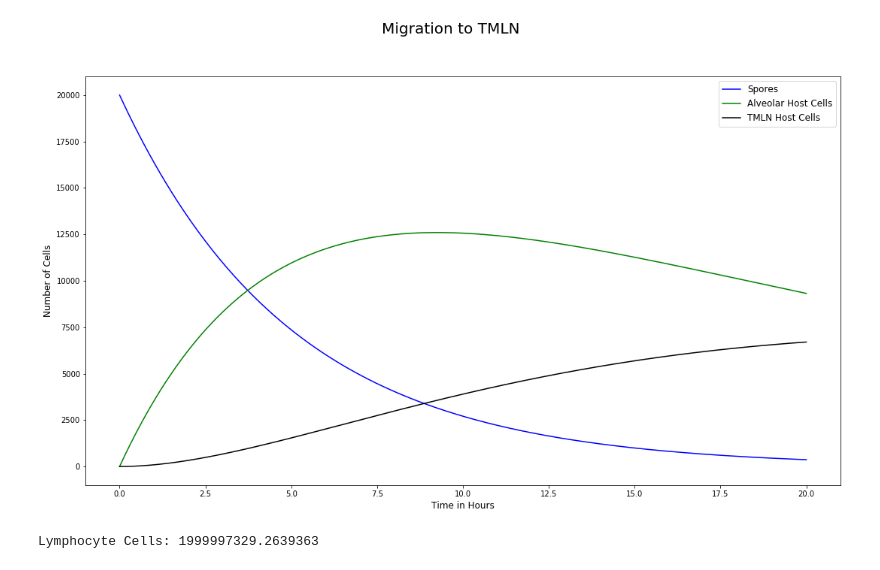
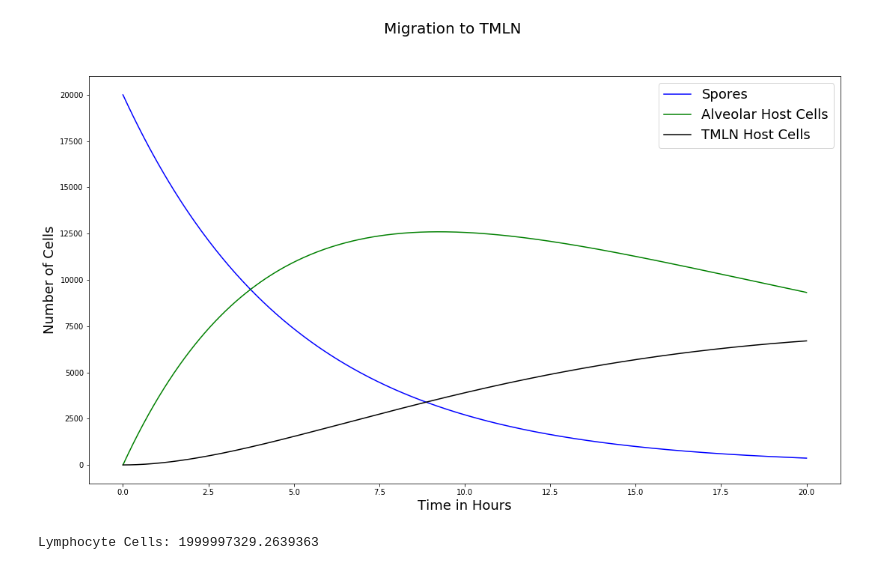
Before and after one commit to technodivergent/Bacillus_Anthracis_Simulation, a Jupyter notebook: DayModel - Full Reactions from LaTeX.ipynb, the cells around one changed output. Drawn from its saved outputs; the diff is of its cells as text; code cells hidden in the pictures.

```diff
--- a/DayModel - Full Reactions from LaTeX.ipynb
+++ b/DayModel - Full Reactions from LaTeX.ipynb
@@ -198,9 +197,9 @@ fig.suptitle("Migration to TMLN", fontsize=20)
 plt.plot(results[0]['time'], results[0]['S_'], 'b', label='Spores')
 plt.plot(results[0]['time'], results[0]['Hi_'], 'g-', label='Alveolar Host Cells')
 plt.plot(results[0]['time'], results[0]['HLN_'], 'k-', label='TMLN Host Cells')
-plt.xlabel("Time in Hours", fontsize=12)
-plt.ylabel("Number of Cells", fontsize=12)
-plt.legend(loc='best', fontsize=12)
+plt.xlabel("Time in Hours", fontsize=18)
+plt.ylabel("Number of Cells", fontsize=18)
+plt.legend(loc='best', fontsize=18)
 print("Host Cells in Lung: {}".format(results[0]['Hi_'][-1]))
 print("Spores at x hours: {}".format(results[0]['S_'][250]))
 print("Spores at x hours: {}".format(results[0]['S_'][251]))
@@ -213,4 +212,4 @@ Host Cells in TMLN: 6702.864444087142
-[figure, old version]
+[figure, new version]
 # %%
 fig = plt.figure(figsize=(18,10))
 fig.suptitle("Lymphocyte Response", fontsize=20)
```
Also changed, not shown: parts of 7 cells of this notebook, 3 other files.
